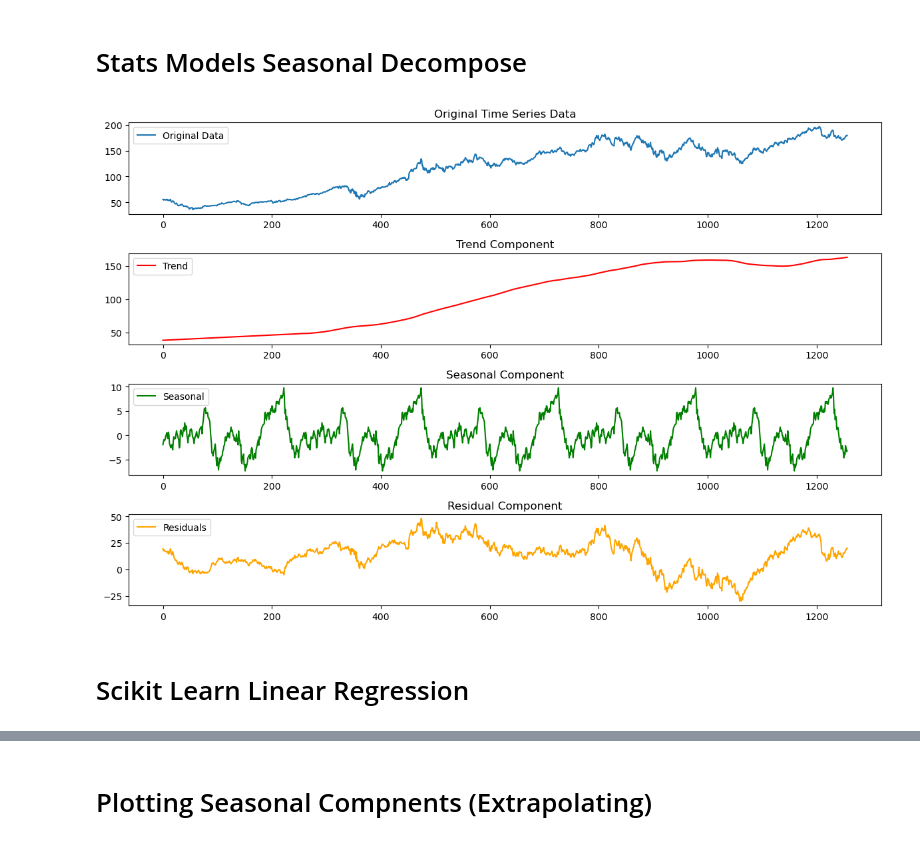
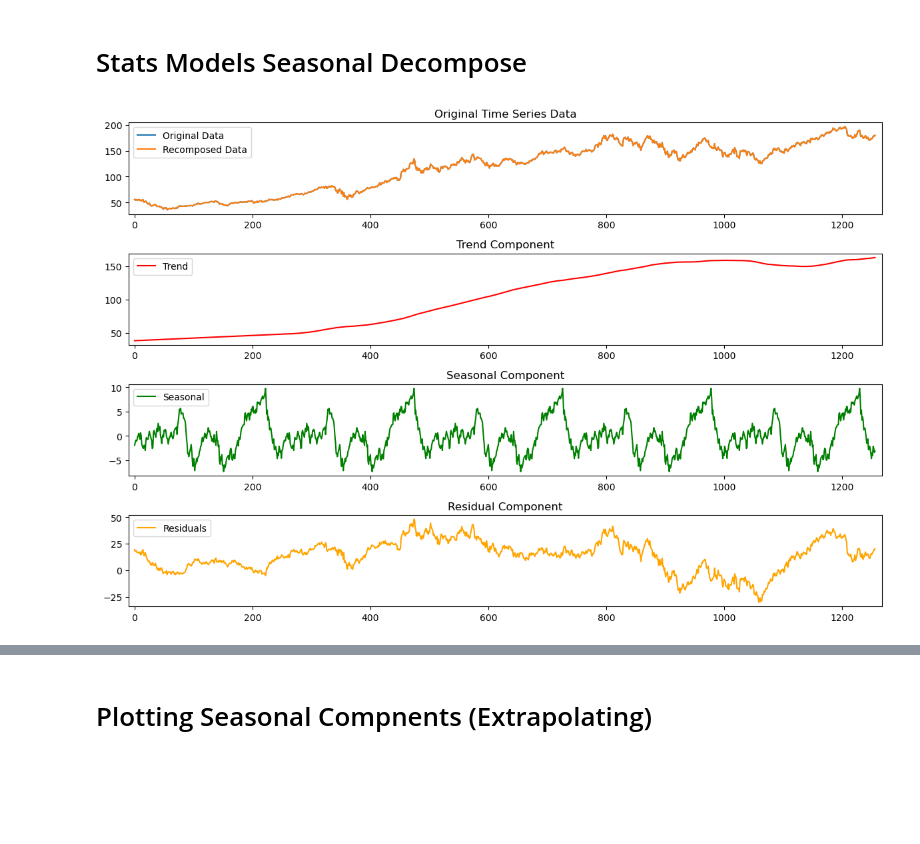
Before and after one commit to zapulam/StockPredictor2.0, a Jupyter notebook: dev.ipynb, the cells around one changed output, grey strips where cells are left out. Drawn from its saved outputs; the diff is of its cells as text; code cells hidden in the pictures; blank space fills up the shorter version.

```diff
--- a/dev.ipynb
+++ b/dev.ipynb
@@ -13,4 +10,4 @@ Read data
 # %%
-df = pd.read_csv('daily_prices/AAPL.csv')
-df
+df = pd.read_csv('daily_prices/AAPL.csv')[['Open', 'High', 'Low', 'Volume', 'Close']]
+df.head()
 # %% [output]
@@ -65,31 +26,34 @@ plt.show()
 # %%
 # Perform seasonal decomposition
 result = sm.tsa.seasonal_decompose(values, model='additive', period=252, extrapolate_trend=25, two_sided=False)
 
 # Plot the original data, trend, seasonal, and residuals
 plt.figure(figsize=(12, 8))
 plt.subplot(4, 1, 1)
 plt.plot(time_series, values, label='Original Data')
+plt.plot(time_series, result.resid+result.trend+result.seasonal, label='Recomposed Data')
+plt.xlim(-10,1268)
 plt.legend()
 plt.title('Original Time Series Data')
 
 plt.subplot(4, 1, 2)
 plt.plot(time_series, result.trend, label='Trend', color='red')
+plt.xlim(-10,1268)
 plt.legend()
 plt.title('Trend Component')
 
 plt.subplot(4, 1, 3)
 plt.plot(time_series, result.seasonal, label='Seasonal', color='green')
+plt.xlim(-10,1268)
 plt.legend()
 plt.title('Seasonal Component')
 
 plt.subplot(4, 1, 4)
 plt.plot(time_series, result.resid, label='Residuals', color='orange')
+plt.xlim(-10,1268)
 plt.legend()
 plt.title('Residual Component')
 plt.tight_layout()
 plt.show()
 # %% [output]
-[figure, old version]
+[figure, new version]
-# %% [markdown]
-# Scikit Learn Linear Regression
```
Also changed, not shown: parts of 19 cells of this notebook, 3 other files.
